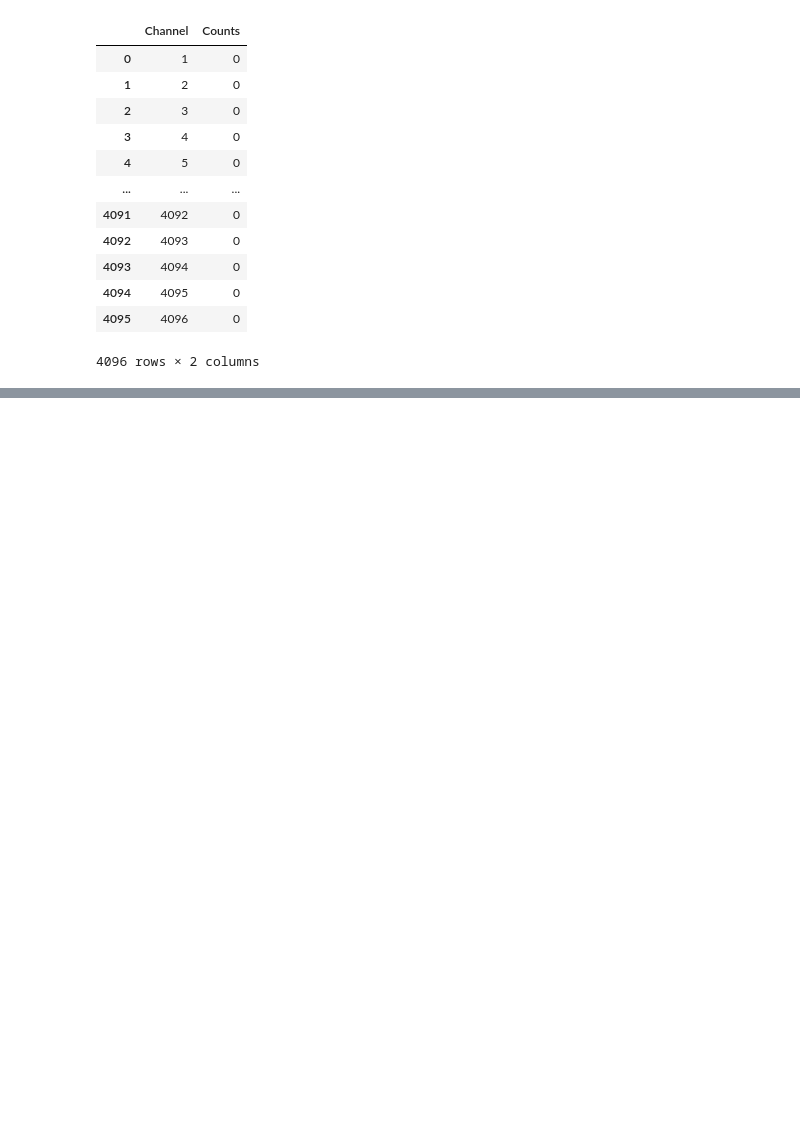
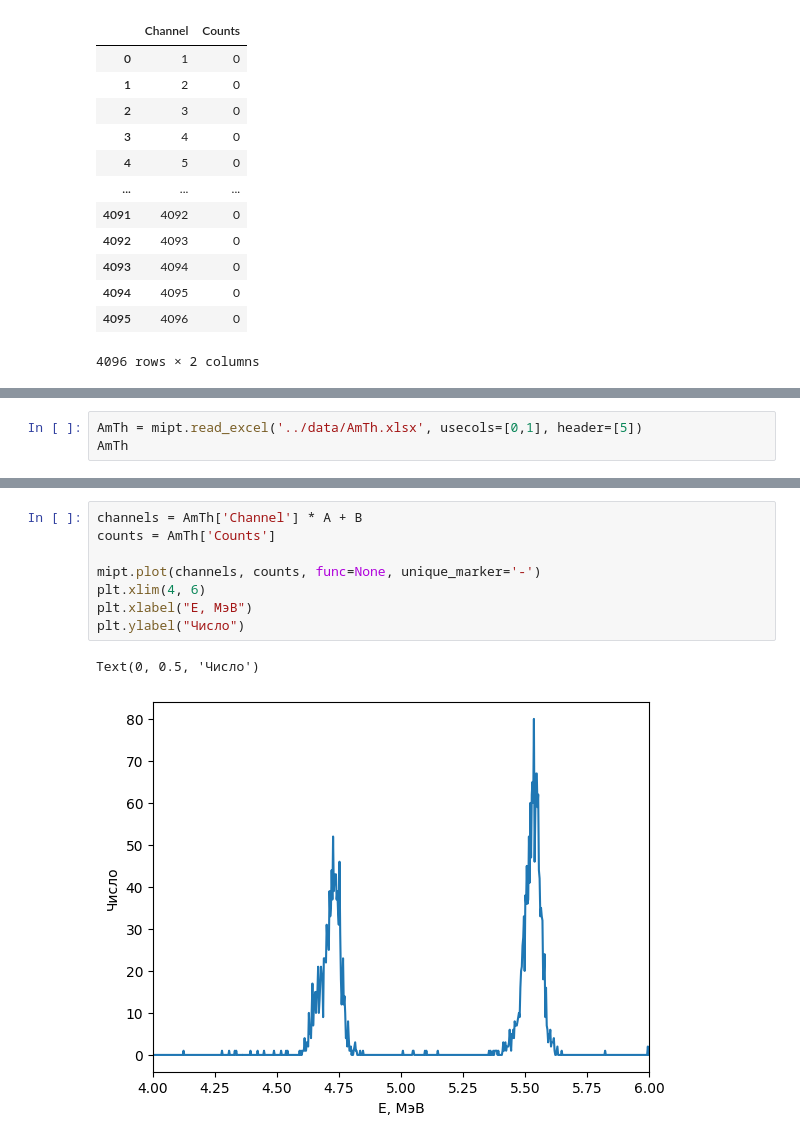
Before and after one commit to 4EFI/MIPT-Labs, a Jupyter notebook: 5_sem/Lab_5.5.2/calc/calc.ipynb, the cells around one changed output, grey strips where cells are left out. Drawn from its saved outputs; the diff is of its cells as text; blank space fills up the shorter version.

```diff
--- a/5_sem/Lab_5.5.2/calc/calc.ipynb
+++ b/5_sem/Lab_5.5.2/calc/calc.ipynb
@@ -40,0 +97,3 @@ plt.xlim(1400, 3000)
+# %%
+AmTh = mipt.read_excel('../data/AmTh.xlsx', usecols=[0,1], header=[5])
+AmTh
@@ -40,0 +114,11 @@ plt.xlim(1400, 3000)
+# %%
+channels = AmTh['Channel'] * A + B
+counts = AmTh['Counts']
+
+mipt.plot(channels, counts, func=None, unique_marker='-')
+plt.xlim(4, 6)
+plt.xlabel("E, МэВ")
+plt.ylabel("Число")
+# %% [output]
+Text(0, 0.5, 'Число')
+[figure, added]
```
Also changed, not shown: parts of 10 cells of this notebook, 31 other files.
